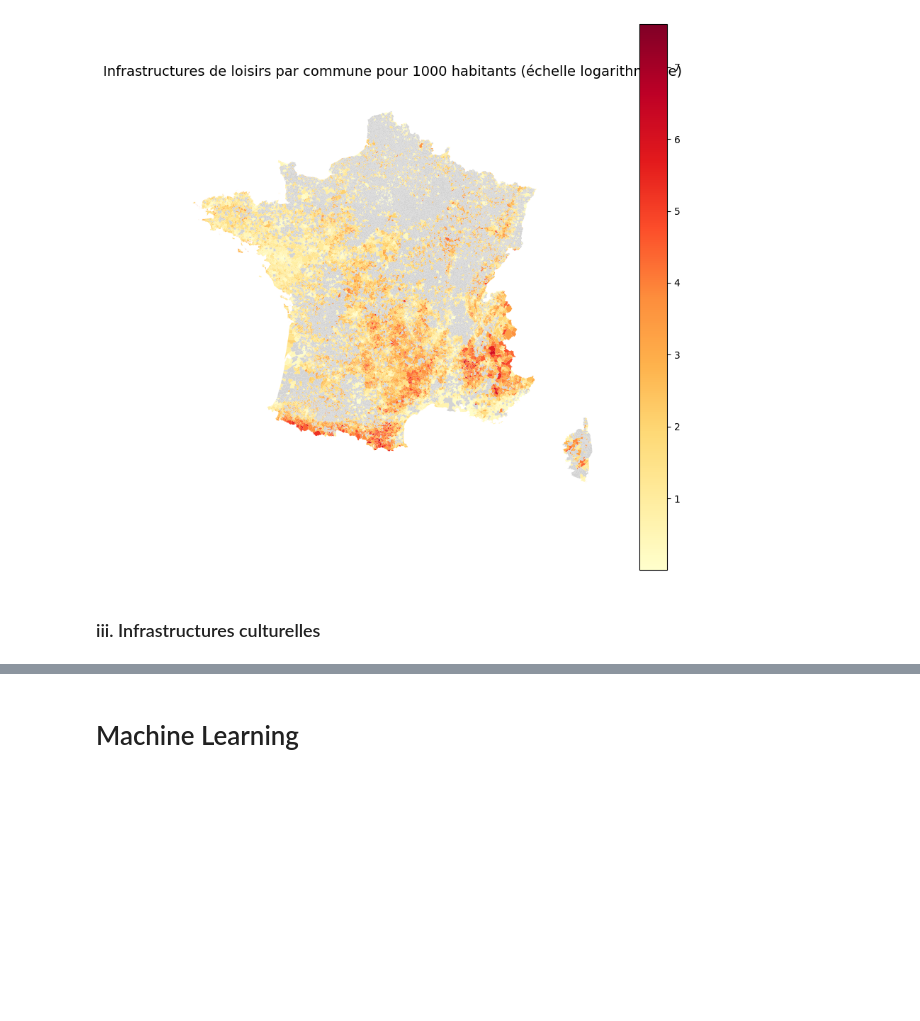
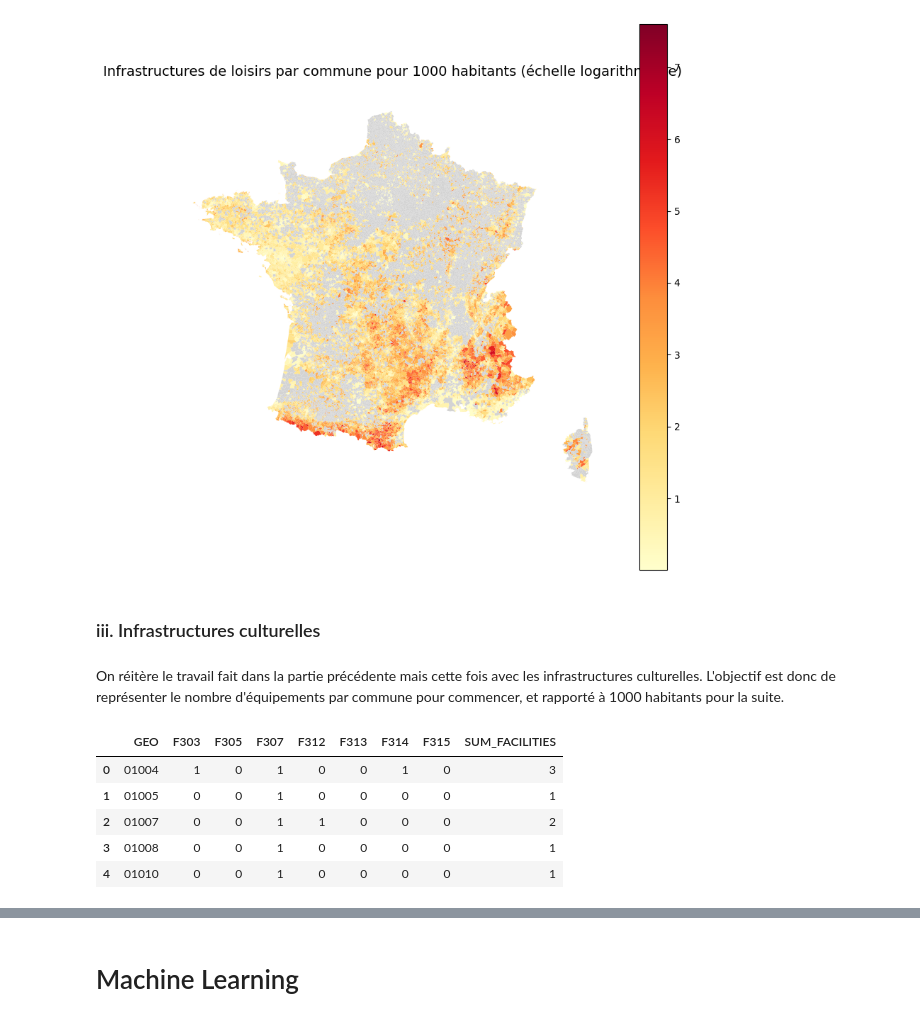
Before and after one commit to heloise1414/Projet-Python-S3, a Jupyter notebook: code/main-clemence v2.ipynb, the cells around one changed output, grey strips where cells are left out. Saved outputs shown, nothing was run; the diff lists cells and outputs as text; code cells hidden in the pictures; blank space fills up the shorter version.

```diff
--- a/code/main-clemence v2.ipynb
+++ b/code/main-clemence v2.ipynb
@@ -1435,3 +1434,16 @@ plt.show()
 [figure]
 # %% [markdown]
 ### iii. Infrastructures culturelles
+# %% [markdown]
+On réitère le travail fait dans la partie précédente mais cette fois avec les infrastructures culturelles. L'objectif est donc de représenter le nombre d'équipements par commune pour commencer, et rapporté à 1000 habitants pour la suite.
+# %%
+df_com_culture["SUM_FACILITIES"] = df_com_culture.iloc[:, 1:].sum(axis=1)
+
+df_com_culture.head()
+# %% [output]
+|  | GEO | F303 | F305 | F307 | F312 | F313 | F314 | F315 | SUM_FACILITIES |
+| 0 | 01004 | 1 | 0 | 1 | 0 | 0 | 1 | 0 | 3 |
+| 1 | 01005 | 0 | 0 | 1 | 0 | 0 | 0 | 0 | 1 |
+| 2 | 01007 | 0 | 0 | 1 | 1 | 0 | 0 | 0 | 2 |
+| 3 | 01008 | 0 | 0 | 1 | 0 | 0 | 0 | 0 | 1 |
+| 4 | 01010 | 0 | 0 | 1 | 0 | 0 | 0 | 0 | 1 |
```
Also changed, not shown: parts of 9 cells of this notebook.
